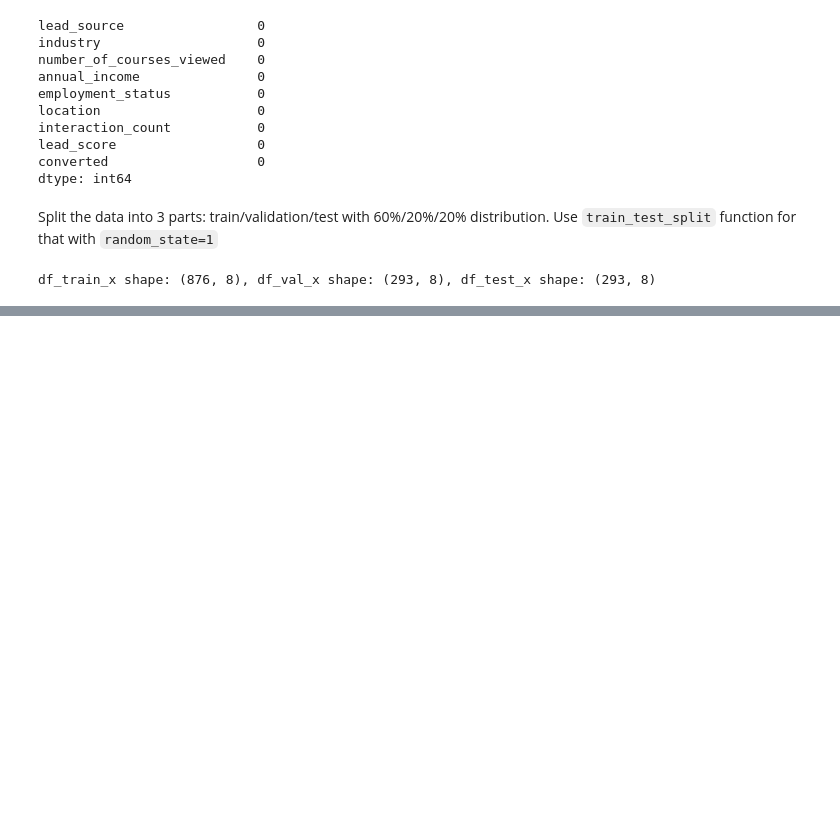
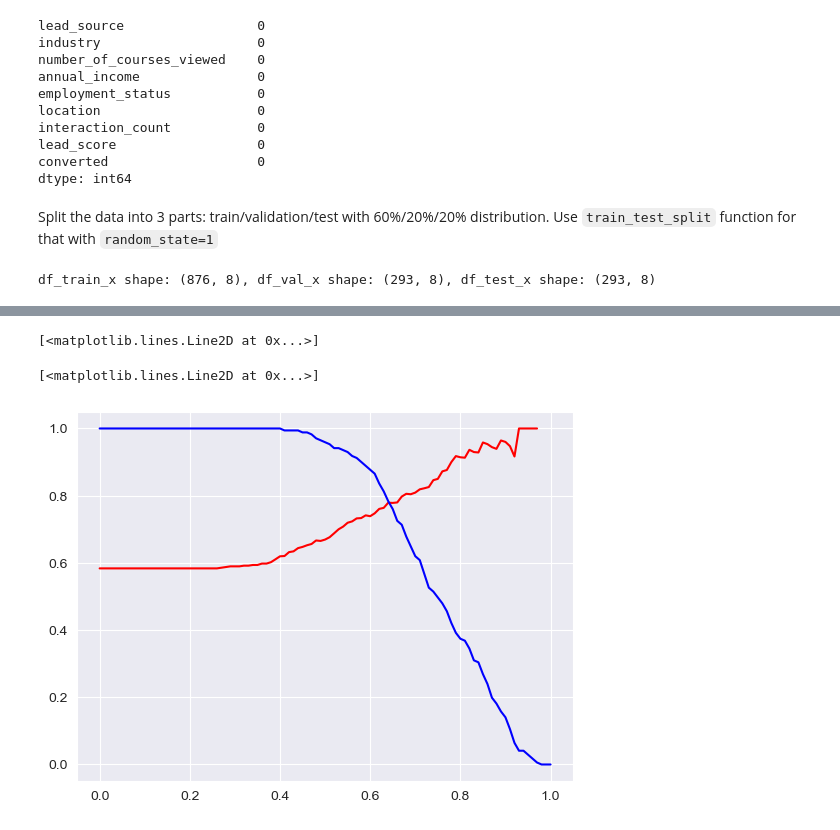
Before and after one commit to ANKershaw/machine-learning-zoomcamp-homework, a Jupyter notebook: week_4/homework.ipynb, the cells around one changed output, grey strips where cells are left out. Cells and saved outputs as stored; diff of their text form; code cells hidden in the pictures; blank space fills up the shorter version.

```diff
--- a/week_4/homework.ipynb
+++ b/week_4/homework.ipynb
@@ -88,9 +97,9 @@ dtype: int64
 Split the data into 3 parts: train/validation/test with 60%/20%/20% distribution. Use `train_test_split` function for that with `random_state=1`
 # %%
 df_full_train, df_full_test = train_test_split(data, test_size=0.2, random_state=1)
-df_full_train, df_full_val = train_test_split(df_full_train, test_size=0.25, random_state=1)
-df_train_y = df_full_train['converted'].values
-df_train_x = df_full_train.drop('converted', axis=1).reset_index(drop=True)
+df_split_train, df_full_val = train_test_split(df_full_train, test_size=0.25, random_state=1)
+df_train_y = df_split_train['converted'].values
+df_train_x = df_split_train.drop('converted', axis=1).reset_index(drop=True)
 df_test_y = df_full_test['converted'].values
 df_test_x = df_full_test.drop('converted', axis=1).reset_index(drop=True)
 df_val_y = df_full_val['converted'].values
@@ -101,0 +172,13 @@ df_train_x shape: (876, 8), df_val_x shape: (293, 8), df_test_x shape: (293, 8)
+# %%
+dv = DictVectorizer(sparse=False)
+train_dicts = df_train_x.to_dict('records')
+X_train = dv.fit_transform(train_dicts)
+
+model = LogisticRegression(solver='liblinear', C=1.0, max_iter=1000)
+model.fit(X_train, df_train_y)
+
+val_dict = df_val_x.to_dict('records')
+X_val = dv.transform(val_dict)
+
+y_val_pred = model.predict_proba(X_val)[:, 1]
+roc_auc_score(df_val_y, y_val_pred)
@@ -101,0 +211,34 @@ df_train_x shape: (876, 8), df_val_x shape: (293, 8), df_test_x shape: (293, 8)
+# %%
+thresholds = np.linspace(0.0, 1.0, 101)
+scores = []
+# precision = how many positive predictions turned out to be correct
+# fraction of positive predictions that are identified correctly TP / TP + FP
+
+# get the number of positive predictions
+for t in thresholds:
+    actual_positive = (df_val_y == 1)
+    actual_negative = (df_val_y == 0)
+
+    predict_positive = (y_val_pred >= t)
+    predict_negative = (y_val_pred < t)
+
+    tp = (predict_positive & actual_positive).sum()
+    tn = (predict_negative & actual_negative).sum()
+
+    fp = (predict_positive & actual_negative).sum()
+    fn = (predict_negative & actual_positive).sum()
+
+    scores.append((t, tp, fp, fn, tn))
+
+columns = ['threshold', 'tp', 'fp', 'fn', 'tn']
+df_scores = pd.DataFrame(scores, columns=columns)
+
+df_scores['precision'] = df_scores.tp / (df_scores.tp + df_scores.fp)
+df_scores['recall'] = df_scores.tp / (df_scores.tp + df_scores.fn)
+
+plt.plot(thresholds, df_scores['precision'], label='precision', color='r')
+plt.plot(thresholds, df_scores['recall'], label='recall', color='b')
+# %% [output]
+[<matplotlib.lines.Line2D at 0x...>]
+[<matplotlib.lines.Line2D at 0x...>]
+[figure, added]
```
Also changed, not shown: parts of 20 cells of this notebook, 2 other files.
